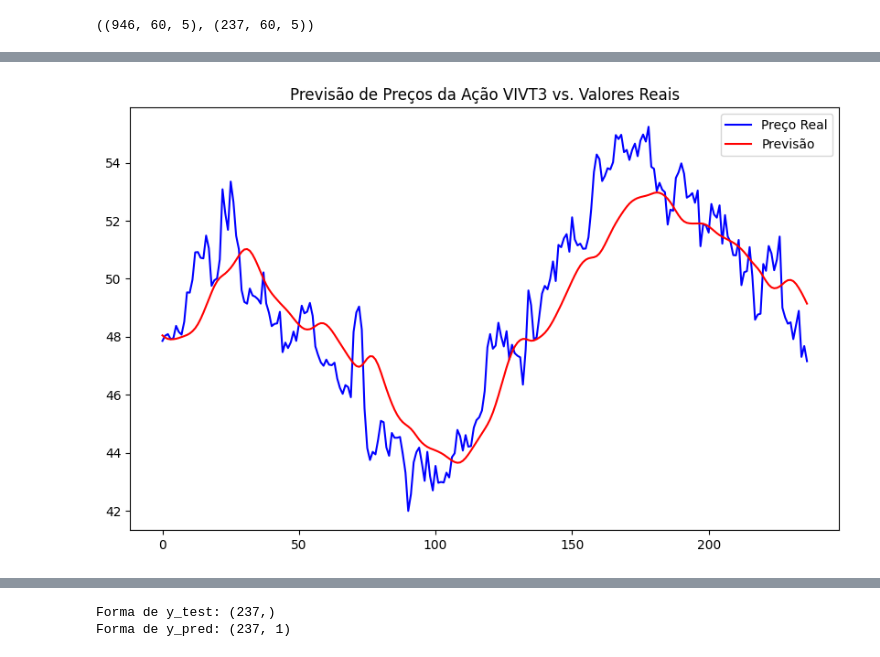
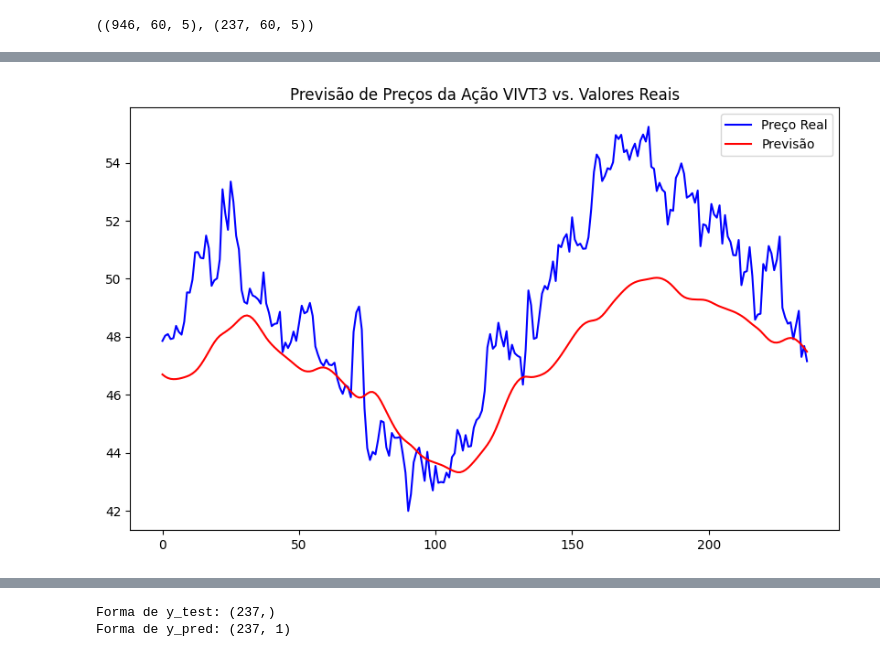
Before and after one commit to douglasVitoriano/pos-tech-fiap-tech-challenge-4, a Jupyter notebook: colet_and_train.ipynb, the cells around one changed output, grey strips where cells are left out. Saved outputs shown, nothing was run; the diff lists cells and outputs as text; code cells hidden in the pictures.

```diff
--- a/colet_and_train.ipynb
+++ b/colet_and_train.ipynb
@@ -220,5 +266,5 @@ from tensorflow.keras.callbacks import EarlyStopping
 #callback para evitar overfitting e economizar recursos
 early_stopping = EarlyStopping(monitor='val_loss', patience=20, restore_best_weights=True)
 
-history = model.fit(X_train, y_train, epochs=200, batch_size=128, validation_split=0.2, verbose=1, callbacks=[early_stopping])
+history = new_model.fit(X_train, y_train, epochs=200, batch_size=128, validation_split=0.2, verbose=1, callbacks=[early_stopping])
 # %% [output]
@@ -244,7 +290,7 @@ from sklearn.metrics import mean_absolute_error, mean_squared_error, mean_absolu
 import numpy as np
 
 # Fazer previsões
-y_pred = model.predict(X_test)
+y_pred = new_model.predict(X_test)
 
 # Desnormalização
 y_test_desnormalized = scaler.inverse_transform(
@@ -276,4 +322,4 @@ MAE: 1.21, RMSE: 1.46, MAPE: 0.02, R2: 0.80
-[figure, old version]
+[figure, new version]
 # %%
 import matplotlib.pyplot as plt
 
```
Also changed, not shown: parts of 9 cells of this notebook.
